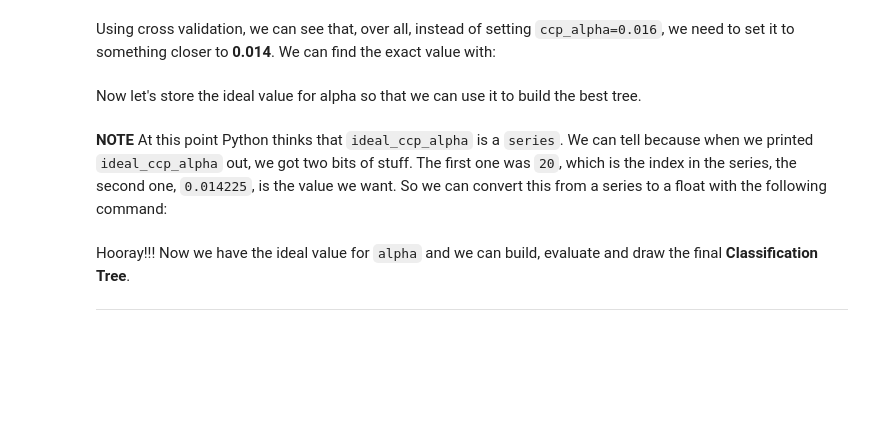
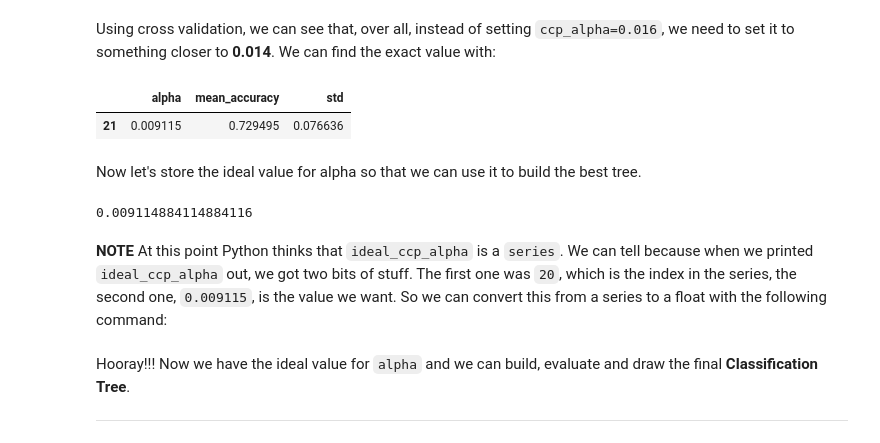
Before and after one commit to MassGH2023/Supervised-Machine-Learning-Classification, a Jupyter notebook: classification_trees.ipynb, the cells around one changed output. Cells and saved outputs as stored; diff of their text form; code cells hidden in the pictures; blank space fills up the shorter version.

```diff
--- a/classification_trees.ipynb
+++ b/classification_trees.ipynb
@@ -636,9 +649,20 @@ alpha_results.plot(x='alpha',
 # %% [markdown]
 Using cross validation, we can see that, over all, instead of setting `ccp_alpha=0.016`,  we need to set it to something closer to **0.014**. We can find the exact value with:
+# %%
+alpha_bests = alpha_results.loc[alpha_results["mean_accuracy"] == alpha_results["mean_accuracy"].max()]
+alpha_bests
+# %% [output]
+|  | alpha | mean_accuracy | std |
+| 21 | 0.009115 | 0.729495 | 0.076636 |
 # %% [markdown]
 Now let's store the ideal value for alpha so that we can use it to build the best tree.
+# %%
+ideal_ccp_alpha = alpha_bests.alpha.values[0]
+ideal_ccp_alpha
+# %% [output]
+0.009114884114884116
 # %% [markdown]
-**NOTE** At this point Python thinks that `ideal_ccp_alpha` is a `series`. We can tell because when we printed `ideal_ccp_alpha` out, we got two bits of stuff. The first one was `20`, which is the index in the series, the second one, `0.014225`, is the value we want. So we can convert this from a series to a float with the following command:
+**NOTE** At this point Python thinks that `ideal_ccp_alpha` is a `series`. We can tell because when we printed `ideal_ccp_alpha` out, we got two bits of stuff. The first one was `20`, which is the index in the series, the second one, `0.009115`, is the value we want. So we can convert this from a series to a float with the following command:
 # %% [markdown]
 Hooray!!! Now we have the ideal value for `alpha` and we can build, evaluate and draw the final **Classification Tree**.
 
```
Also changed, not shown: parts of 10 cells of this notebook.
